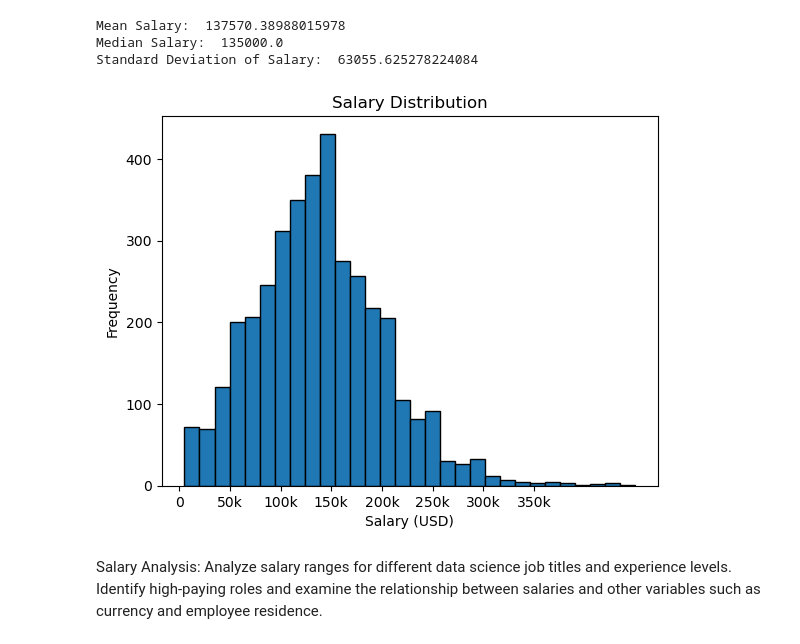
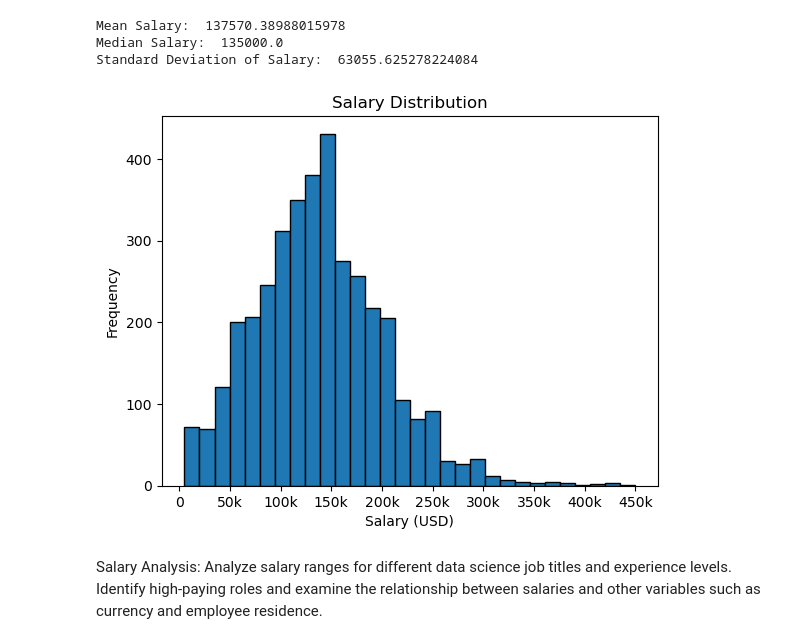
Before and after one commit to georgemcculloch/Data-Science-Salary-Analysis, a Jupyter notebook: data salaries.ipynb, the cells around one changed output. Drawn from its saved outputs; the diff is of its cells as text; code cells hidden in the pictures.

Commit message:
modified x asis labels to range from 0 to 450,000 on salary distrubution histogram

```diff
--- a/data salaries.ipynb
+++ b/data salaries.ipynb
@@ -104,19 +104,19 @@ Standard Deviation of Salary:  63055.625278224084
 # %%
 # salary distrubution insights
 salary_ranges = pd.cut(df['salary_in_usd'], bins=[0, 50000, 100000, 150000, 200000, np.inf])
 salary_counts = salary_ranges.value_counts().sort_index()
 
 plt.hist(df['salary_in_usd'], bins=30, edgecolor='black')
 plt.ylabel('Frequency')
 plt.xlabel('Salary (USD)')
 plt.title('Salary Distribution')
 
 # modify x-axis labels
-plt.xticks(np.arange(0, 350001, 50000), ['0', '50k', '100k', '150k', '200k', '250k', '300k', '350k'])
+plt.xticks(np.arange(0, 450001, 50000), ['0', '50k', '100k', '150k', '200k', '250k', '300k', '350k', '400k', '450k'])
 
 plt.show()
 # %% [output]
-[figure, old version]
+[figure, new version]
 # %% [markdown]
 Salary Analysis: Analyze salary ranges for different data science job titles and experience levels. Identify high-paying roles and examine the relationship between salaries and other variables such as currency and employee residence.
 # %%
```
Also changed, not shown: parts of 1 cell of this notebook.
